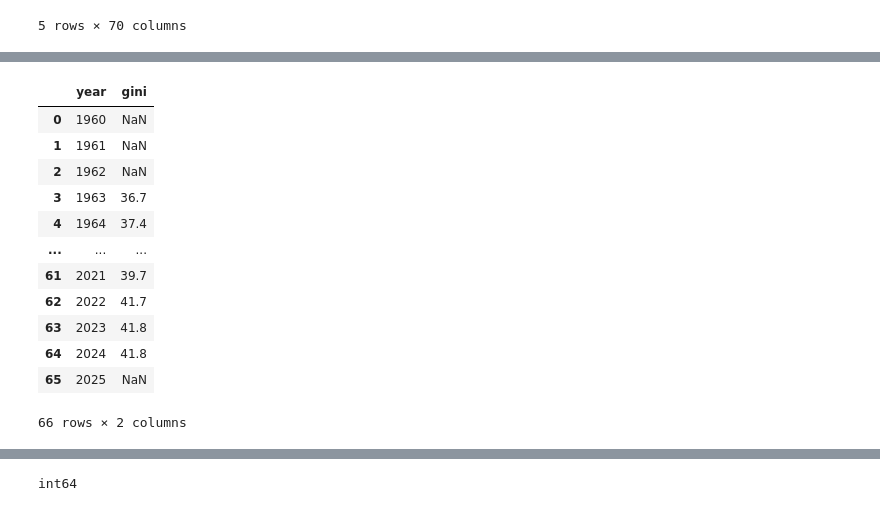
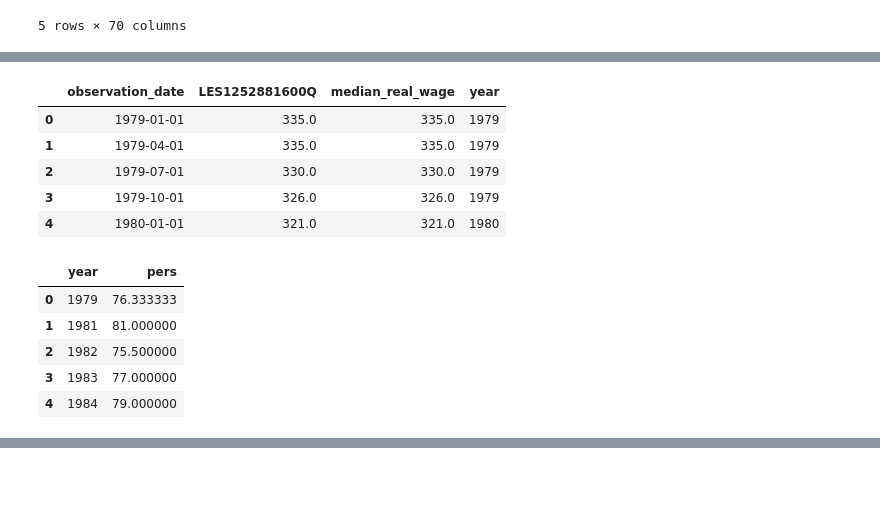
Before and after one commit to carlemilgrumnymann/data_science, a Jupyter notebook: minimum analysis.ipynb, the cells around one changed output, grey strips where cells are left out. Saved outputs shown, nothing was run; the diff lists cells and outputs as text; code cells hidden in the pictures; blank space fills up the shorter version.

```diff
--- a/minimum analysis.ipynb
+++ b/minimum analysis.ipynb
@@ -82,16 +101,15 @@ gdp
-# %%
-gini_long
-# %% [output]
-|  | year | gini |
-| 0 | 1960 | NaN |
-| 1 | 1961 | NaN |
-| 2 | 1962 | NaN |
-| 3 | 1963 | 36.7 |
-| 4 | 1964 | 37.4 |
-| ... | ... | ... |
-| 61 | 2021 | 39.7 |
-| 62 | 2022 | 41.7 |
-| 63 | 2023 | 41.8 |
-| 64 | 2024 | 41.8 |
-| 65 | 2025 | NaN |
-66 rows × 2 columns
+# %%
+income = pd.read_csv('data/Real wage.csv')
+satisfaction = pd.read_csv('data/satisfaction.csv')
+# %%
+income['median_real_wage'] = income['LES1252881600Q']
+# %%
+income['year'] = income['observation_date'].str[:4]
+income.head()
+# %% [output]
+|  | observation_date | LES1252881600Q | median_real_wage | year |
+| 0 | 1979-01-01 | 335.0 | 335.0 | 1979 |
+| 1 | 1979-04-01 | 335.0 | 335.0 | 1979 |
+| 2 | 1979-07-01 | 330.0 | 330.0 | 1979 |
+| 3 | 1979-10-01 | 326.0 | 326.0 | 1979 |
+| 4 | 1980-01-01 | 321.0 | 321.0 | 1980 |
@@ -98,3 +130,12 @@ gini_long
+# %%
+yearly_pers.head()
+# %% [output]
+|  | year | pers |
+| 0 | 1979 | 76.333333 |
+| 1 | 1981 | 81.000000 |
+| 2 | 1982 | 75.500000 |
+| 3 | 1983 | 77.000000 |
+| 4 | 1984 | 79.000000 |
 # %%
 election_results = pd.read_csv('data/election_results.csv')
 # %%
@@ -106,11 +147,6 @@ election_results.head()
 | 2 | 2016 | 3 | 1 | Democratic | 48.20 | ... |
 | 3 | 2012 | 2 | 2 | Democratic | 51.10 | ... |
 | 4 | 2008 | 3 | 1 | Republican | 45.70 | ... |
-# %%
-print(gini_long["year"].dtype)
-gini_long["year"] = gini_long["year"].astype(int)
-# %% [output]
-int64
 # %%
 prediction_data = pd.merge(election_results, gini, how = 'left', on=['year'])
 # %%
```
Also changed, not shown: parts of 22 cells of this notebook.
